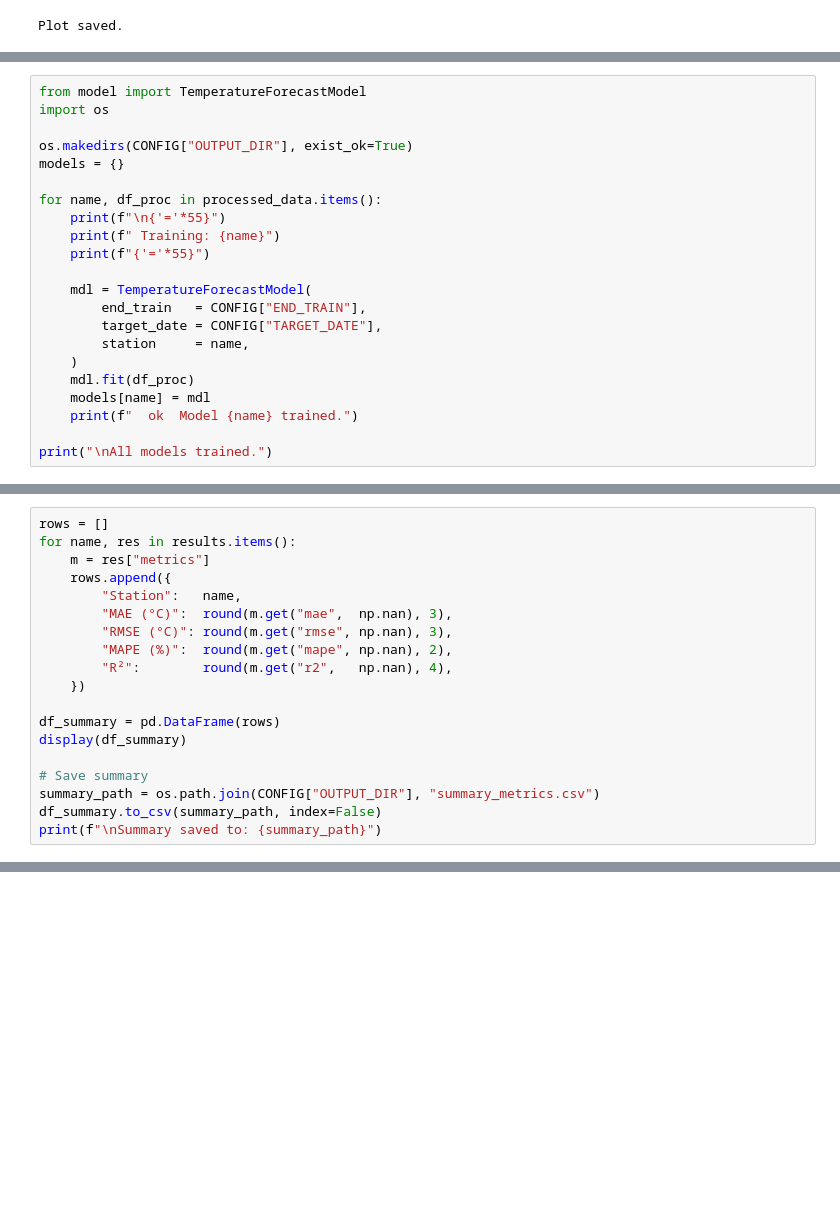
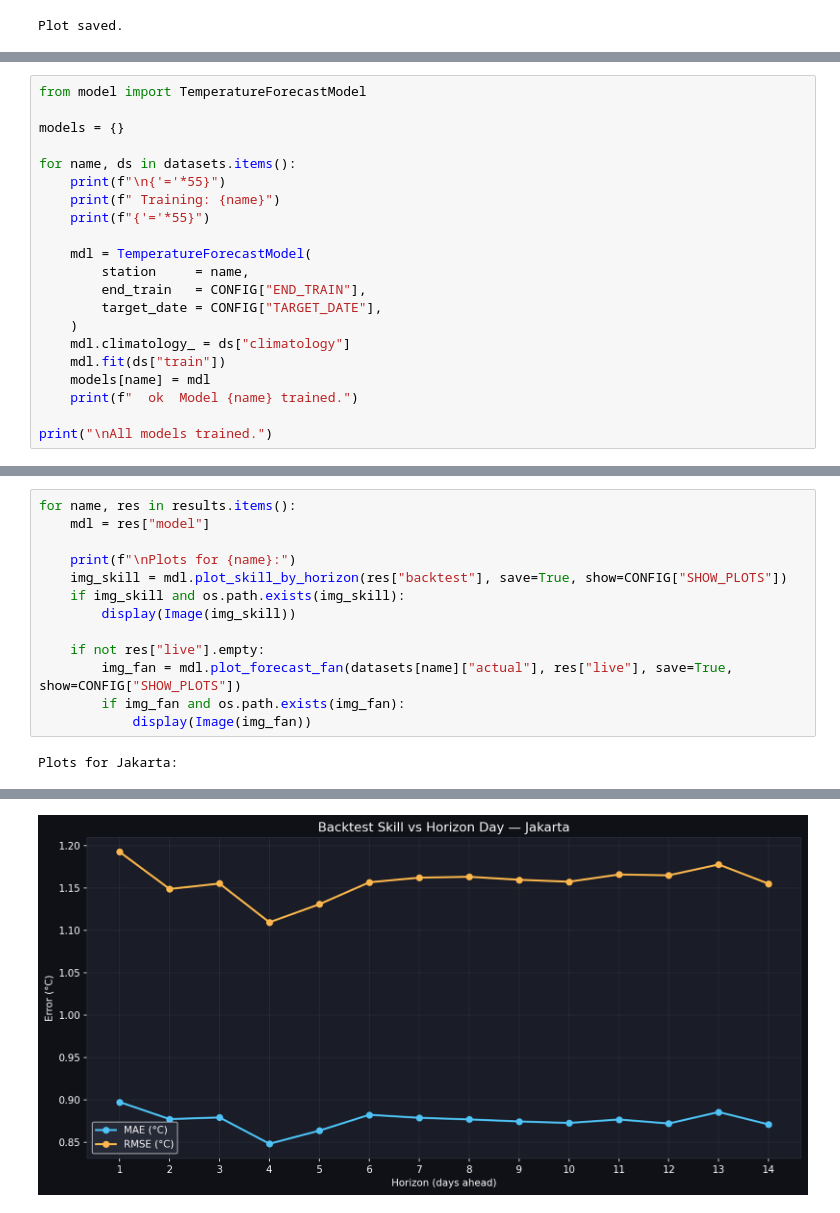
Before and after one commit to Nickwisely97/Code-Portofolio, a Jupyter notebook: Project/Prediction/Temperature Forecast - Gradient Boosting/BMKG_Temperature_Forecast.ipynb, the cells around one changed output, grey strips where cells are left out. Saved outputs shown, nothing was run; the diff lists cells and outputs as text; blank space fills up the shorter version.

Commit message:
update temperature forecast

```diff
--- a/Project/Prediction/Temperature Forecast - Gradient Boosting/BMKG_Temperature_Forecast.ipynb
+++ b/Project/Prediction/Temperature Forecast - Gradient Boosting/BMKG_Temperature_Forecast.ipynb
@@ -237,21 +307,20 @@ One model per station: trained up to `END_TRAIN`, validated on the last 10% of t
 # %%
 from model import TemperatureForecastModel
-import os
 
-os.makedirs(CONFIG["OUTPUT_DIR"], exist_ok=True)
 models = {}
 
-for name, df_proc in processed_data.items():
+for name, ds in datasets.items():
     print(f"\n{'='*55}")
     print(f" Training: {name}")
     print(f"{'='*55}")
 
     mdl = TemperatureForecastModel(
+        station     = name,
         end_train   = CONFIG["END_TRAIN"],
         target_date = CONFIG["TARGET_DATE"],
-        station     = name,
     )
-    mdl.fit(df_proc)
+    mdl.climatology_ = ds["climatology"]
+    mdl.fit(ds["train"])
     models[name] = mdl
     print(f"  ok  Model {name} trained.")
 
@@ -385,19 +410,0 @@ Plot for Jakarta:
-# %%
-rows = []
-for name, res in results.items():
-    m = res["metrics"]
-    rows.append({
-        "Station":   name,
-        "MAE (°C)":  round(m.get("mae",  np.nan), 3),
-        "RMSE (°C)": round(m.get("rmse", np.nan), 3),
-        "MAPE (%)":  round(m.get("mape", np.nan), 2),
-        "R²":        round(m.get("r2",   np.nan), 4),
-    })
-
-df_summary = pd.DataFrame(rows)
-display(df_summary)
-
-# Save summary
-summary_path = os.path.join(CONFIG["OUTPUT_DIR"], "summary_metrics.csv")
-df_summary.to_csv(summary_path, index=False)
-print(f"\nSummary saved to: {summary_path}")
@@ -407,0 +416,15 @@ Summary saved to: output\summary_metrics.csv
+# %%
+for name, res in results.items():
+    mdl = res["model"]
+
+    print(f"\nPlots for {name}:")
+    img_skill = mdl.plot_skill_by_horizon(res["backtest"], save=True, show=CONFIG["SHOW_PLOTS"])
+    if img_skill and os.path.exists(img_skill):
+        display(Image(img_skill))
+
+    if not res["live"].empty:
+        img_fan = mdl.plot_forecast_fan(datasets[name]["actual"], res["live"], save=True, show=CONFIG["SHOW_PLOTS"])
+        if img_fan and os.path.exists(img_fan):
+            display(Image(img_fan))
+# %% [output]
+Plots for Jakarta:
@@ -407,0 +432 @@ Summary saved to: output\summary_metrics.csv
+[figure, added]
```
Also changed, not shown: parts of 38 cells of this notebook, 14 other files.
